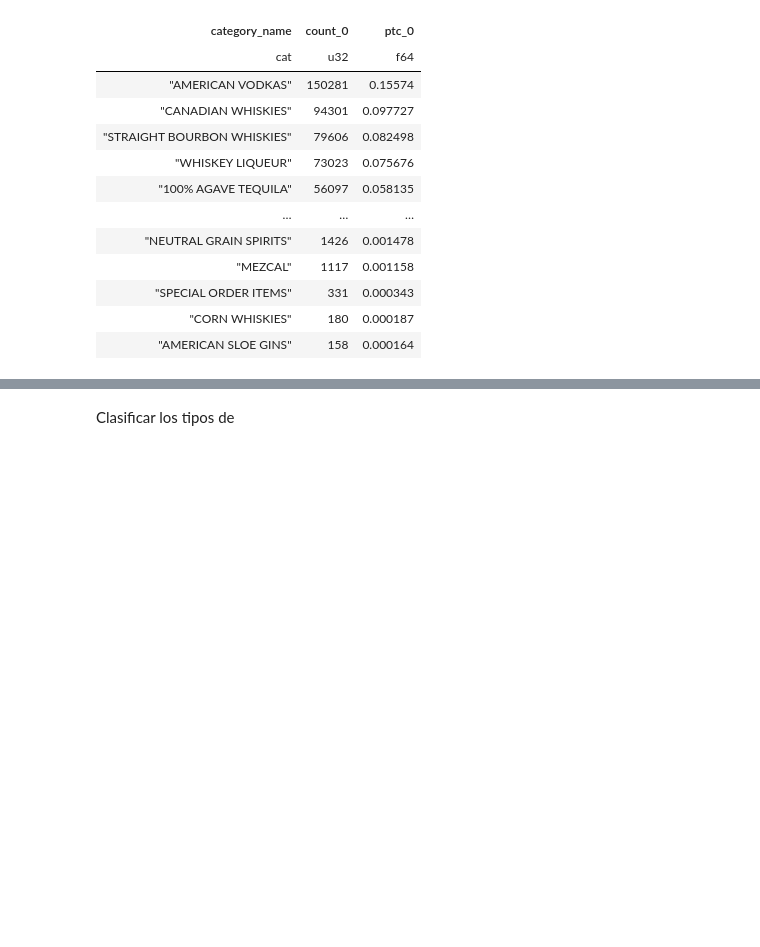
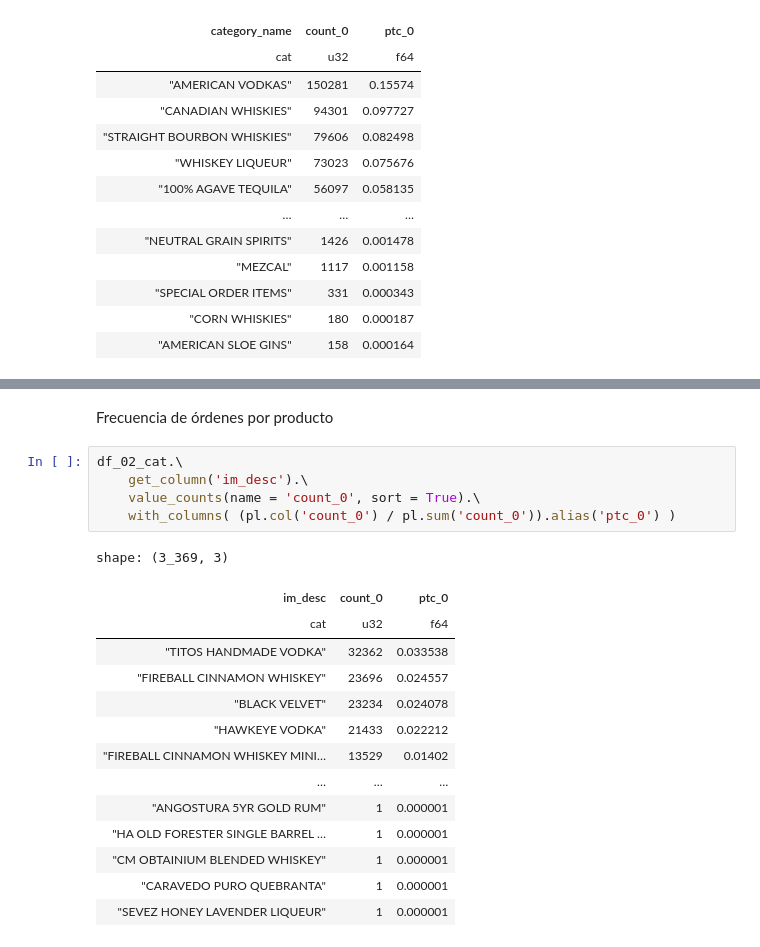
Before and after one commit to charliebrown007/Proyecto_UCB_2da_fase, a Jupyter notebook: 03_scripts/s_04_Fase_02.ipynb, the cells around one changed output, grey strips where cells are left out. Cells and saved outputs as stored; diff of their text form; blank space fills up the shorter version.

```diff
--- a/03_scripts/s_04_Fase_02.ipynb
+++ b/03_scripts/s_04_Fase_02.ipynb
@@ -163,5 +168,25 @@ g.figure.savefig(
 )
 # %% [output]
 [figure]
-# %% [markdown]
-Clasificar los tipos de
+# %% [markdown]
+Frecuencia de órdenes por producto
+# %%
+df_02_cat.\
+    get_column('im_desc').\
+    value_counts(name = 'count_0', sort = True).\
+    with_columns( (pl.col('count_0') / pl.sum('count_0')).alias('ptc_0') )
+# %% [output]
+shape: (3_369, 3)
+| im_desc | count_0 | ptc_0 |
+| cat | u32 | f64 |
+| "TITOS HANDMADE VODKA" | 32362 | 0.033538 |
+| "FIREBALL CINNAMON WHISKEY" | 23696 | 0.024557 |
+| "BLACK VELVET" | 23234 | 0.024078 |
+| "HAWKEYE VODKA" | 21433 | 0.022212 |
+| "FIREBALL CINNAMON WHISKEY MINI… | 13529 | 0.01402 |
+| … | … | … |
+| "ANGOSTURA 5YR GOLD RUM" | 1 | 0.000001 |
+| "HA OLD FORESTER SINGLE BARREL … | 1 | 0.000001 |
+| "CM OBTAINIUM BLENDED WHISKEY" | 1 | 0.000001 |
+| "CARAVEDO PURO QUEBRANTA" | 1 | 0.000001 |
+| "SEVEZ HONEY LAVENDER LIQUEUR" | 1 | 0.000001 |
```
Also changed, not shown: parts of 6 cells of this notebook, 4 other files.
